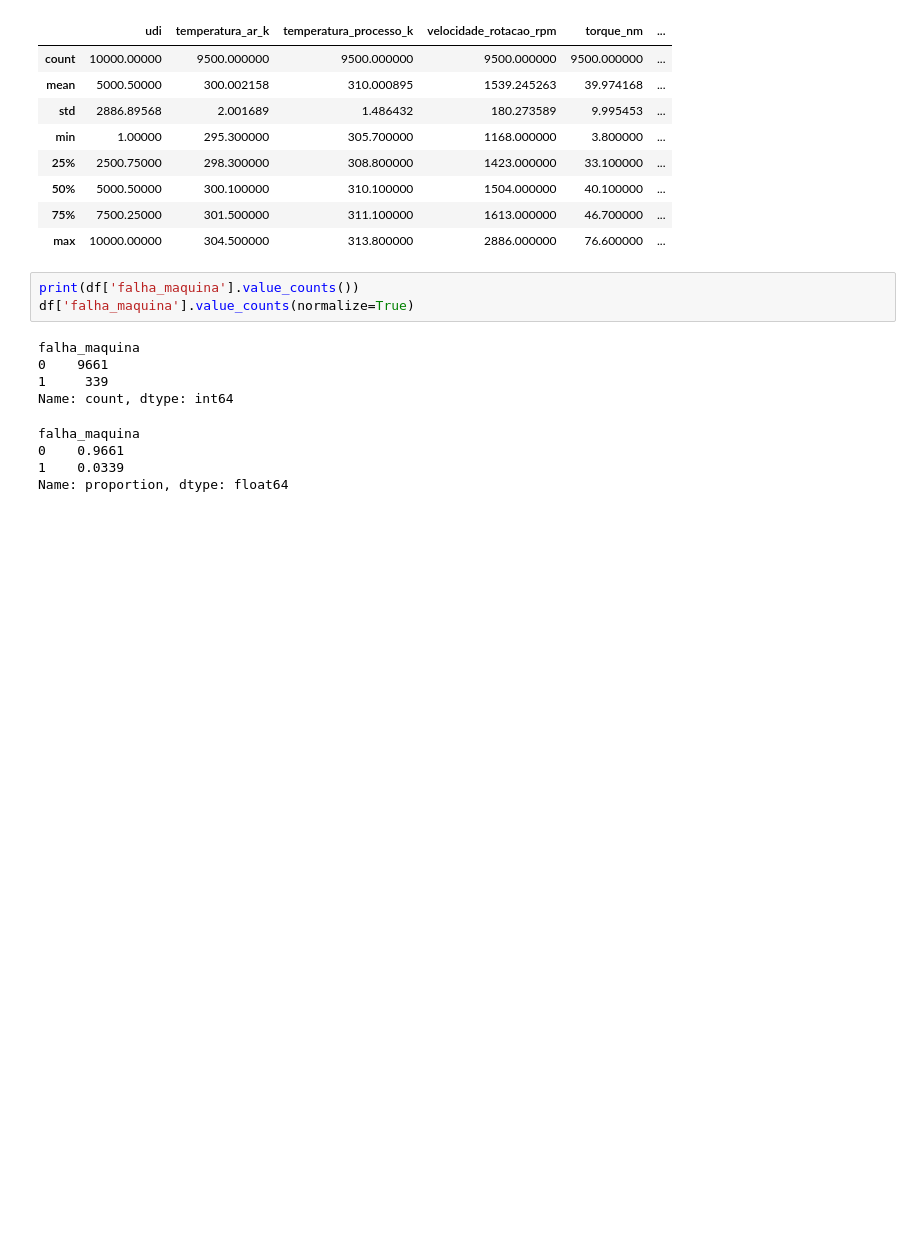
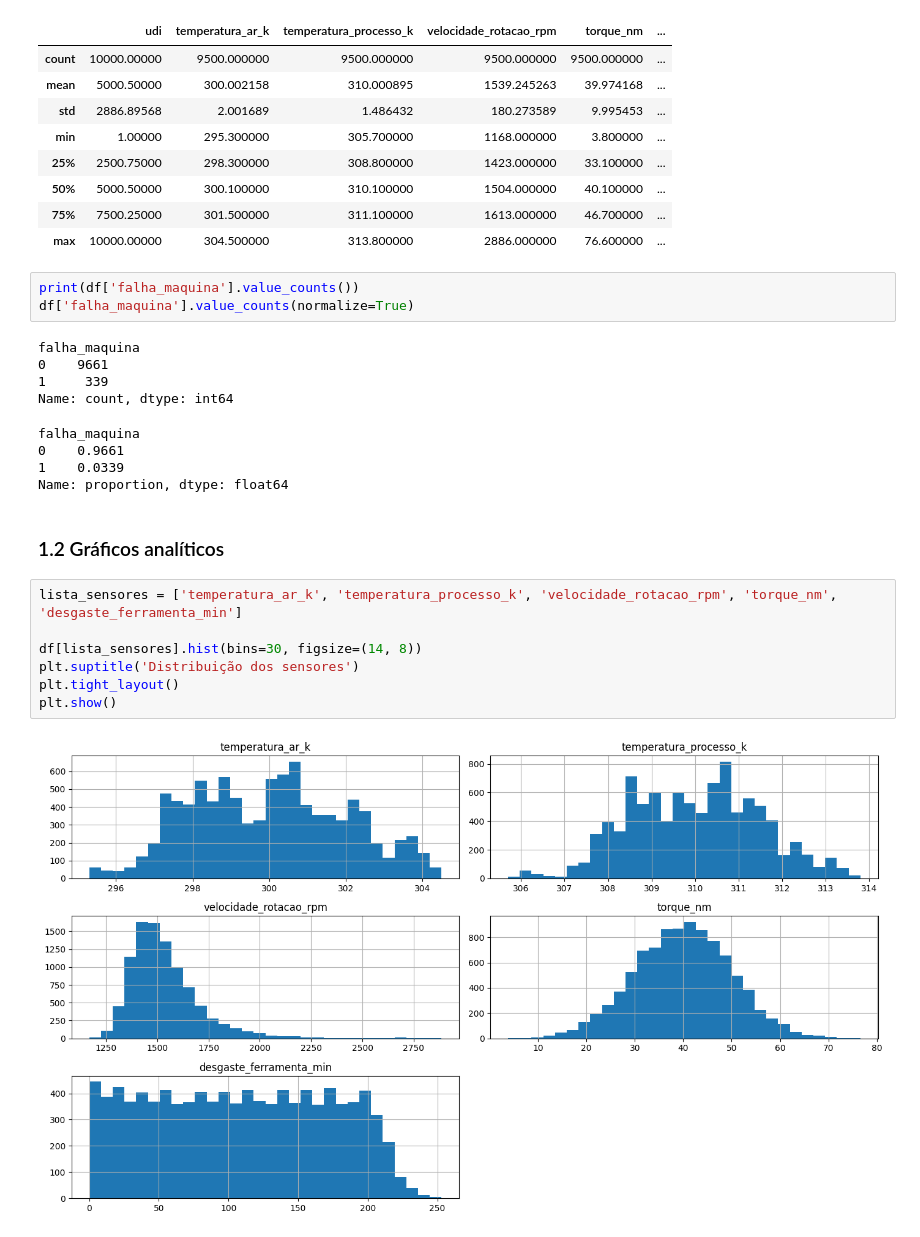
Before and after one commit to rafhaelcinelli/manutencao_preditiva, a Jupyter notebook: pipeline_preditivo.ipynb, the cells around one changed output. Drawn from its saved outputs; the diff is of its cells as text; blank space fills up the shorter version.

Commit message:
histogramas dos sensores

```diff
--- a/pipeline_preditivo.ipynb
+++ b/pipeline_preditivo.ipynb
@@ -74,3 +74,14 @@ falha_maquina
 0    0.9661
 1    0.0339
 Name: proportion, dtype: float64
+# %% [markdown]
+### 1.2 Gráficos analíticos
+# %%
+lista_sensores = ['temperatura_ar_k', 'temperatura_processo_k', 'velocidade_rotacao_rpm', 'torque_nm', 'desgaste_ferramenta_min']
+
+df[lista_sensores].hist(bins=30, figsize=(14, 8))
+plt.suptitle('Distribuição dos sensores')
+plt.tight_layout()
+plt.show()
+# %% [output]
+[figure, added]
```
